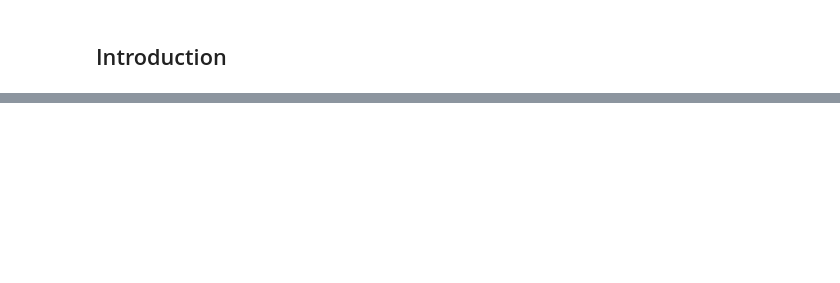
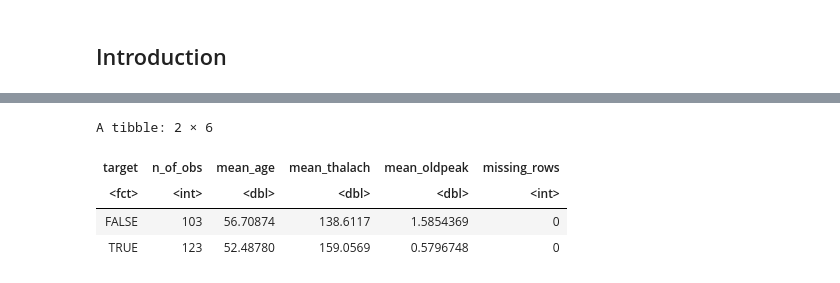
Before and after one commit to brucezhang25/DSCI100-010---26, a Jupyter notebook: GroupProposal.ipynb, the cells around one changed output, grey strips where cells are left out. Saved outputs shown, nothing was run; the diff lists cells and outputs as text; code cells hidden in the pictures; blank space fills up the shorter version.

```diff
--- a/GroupProposal.ipynb
+++ b/GroupProposal.ipynb
@@ -10,0 +68,18 @@ Thus, the question being addressed is: can heart disease be accurately predicted
+# %%
+# Splitting dataframe into training, testing datasets
+heart_split <- initial_split(heart_clean_data, prop = 0.75, strata = target)
+
+heart_training <- training(heart_split)
+heart_testing <- testing(heart_split)
+# %%
+#Exploratory data analysis
+heart_ana <- heart_training |>
+             group_by(target) |>
+             summarize(n_of_obs = n(),
+                       mean_age = mean(age),
+                       mean_thalach = mean(thalach),
+                       mean_oldpeak= mean(oldpeak),
+                       missing_rows= sum(is.na(~.)))
+
+heart_ana
+# %% [output]
@@ -10,0 +94,5 @@ Thus, the question being addressed is: can heart disease be accurately predicted
+A tibble: 2 × 6
+| target | n_of_obs | mean_age | mean_thalach | mean_oldpeak | missing_rows |
+| <fct> | <int> | <dbl> | <dbl> | <dbl> | <int> |
+| FALSE | 103 | 56.70874 | 138.6117 | 1.5854369 | 0 |
+| TRUE | 123 | 52.48780 | 159.0569 | 0.5796748 | 0 |
```
Also changed, not shown: parts of 8 cells of this notebook.
